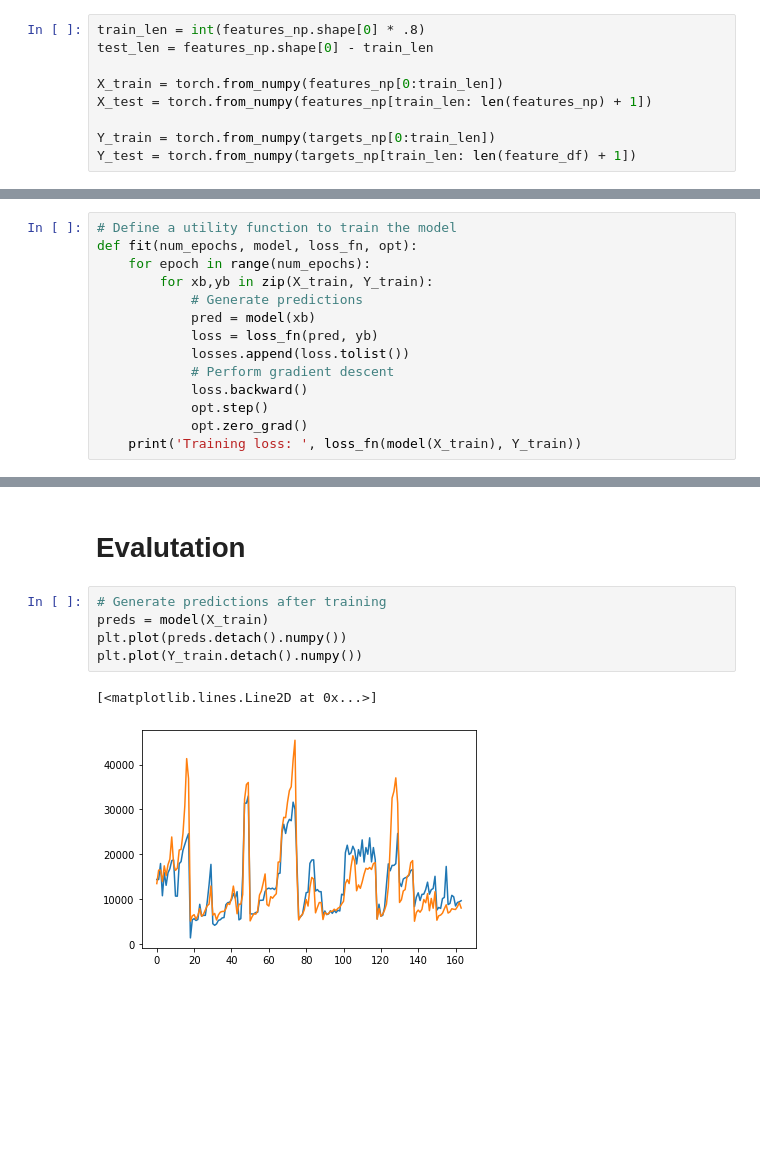
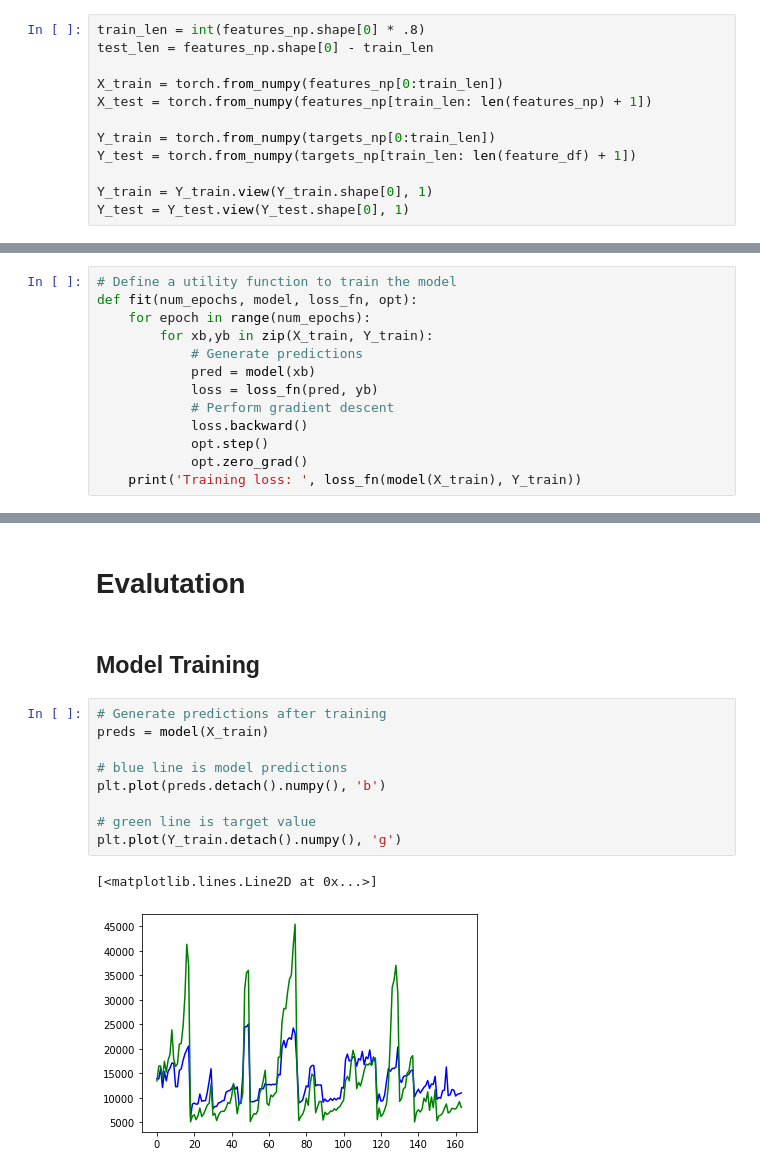
Before and after one commit to oscj/car-price-lin-reg, a Jupyter notebook: modelling.ipynb, the cells around one changed output, grey strips where cells are left out. Cells and saved outputs as stored; diff of their text form; blank space fills up the shorter version.

Commit message:
reshaped Y data tp fix error msg, updated graphs

```diff
--- a/modelling.ipynb
+++ b/modelling.ipynb
@@ -110,6 +110,9 @@ X_test = torch.from_numpy(features_np[train_len: len(features_np) + 1])
 
 Y_train = torch.from_numpy(targets_np[0:train_len])
 Y_test = torch.from_numpy(targets_np[train_len: len(feature_df) + 1])
+
+Y_train = Y_train.view(Y_train.shape[0], 1)
+Y_test = Y_test.view(Y_test.shape[0], 1)
 # %% [markdown]
 # Modelling
 # %%
@@ -171,7 +174,6 @@ def fit(num_epochs, model, loss_fn, opt):
             # Generate predictions
             pred = model(xb)
             loss = loss_fn(pred, yb)
-            losses.append(loss.tolist())
             # Perform gradient descent
             loss.backward()
             opt.step()
@@ -185,10 +187,16 @@ Training loss:  tensor(1.1847e+08, grad_fn=<MseLossBackward>)
 # %% [markdown]
 # Evalutation
+# %% [markdown]
+## Model Training
 # %%
 # Generate predictions after training
 preds = model(X_train)
-plt.plot(preds.detach().numpy())
-plt.plot(Y_train.detach().numpy())
+
+# blue line is model predictions
+plt.plot(preds.detach().numpy(), 'b')
+
+# green line is target value
+plt.plot(Y_train.detach().numpy(), 'g')
 # %% [output]
 [<matplotlib.lines.Line2D at 0x...>]
-[figure, old version]
+[figure, new version]
```
Also changed, not shown: parts of 8 cells of this notebook.
